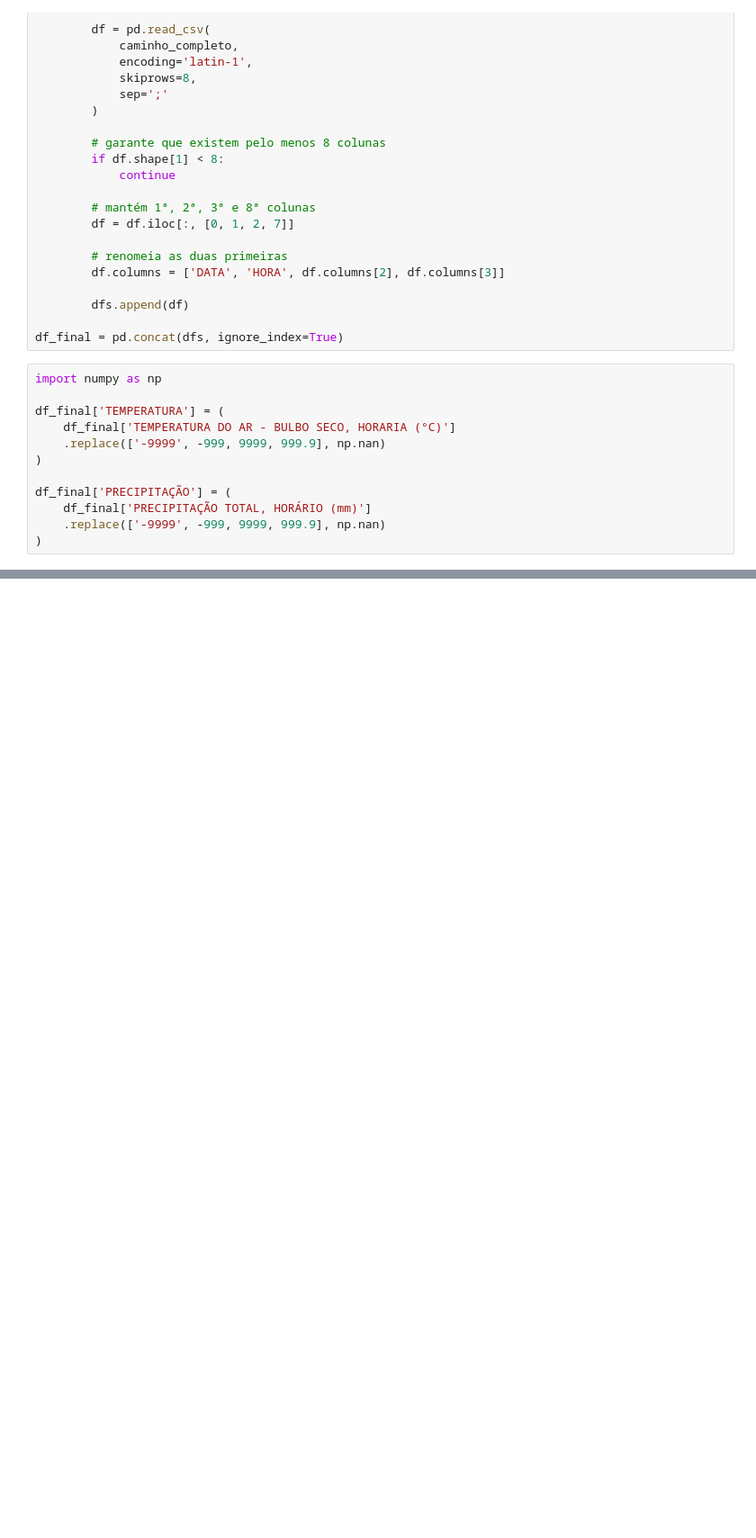
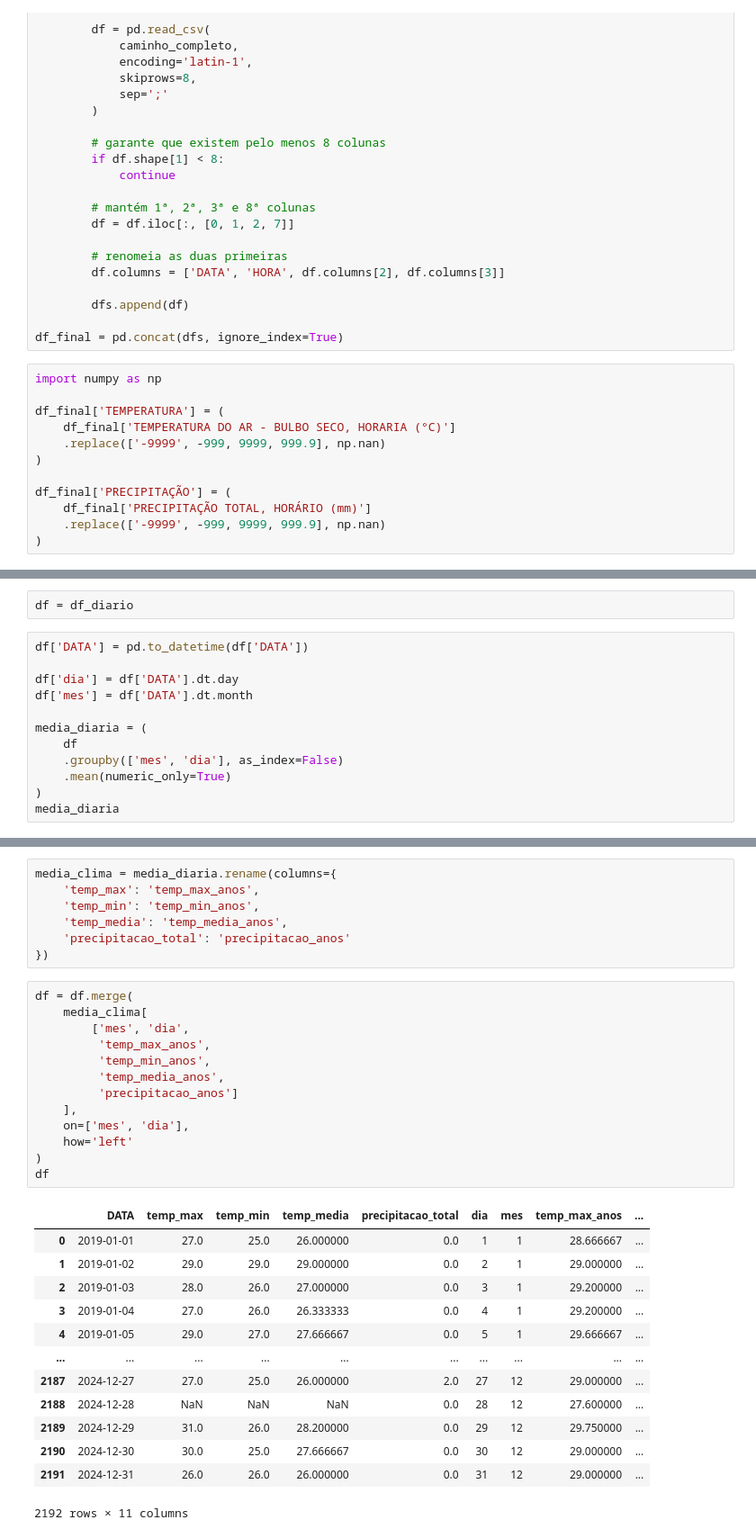
Before and after one commit to ruanvirginio/masters, a Jupyter notebook: Trata_Base_Tempo.ipynb, the cells around one changed output, grey strips where cells are left out. Shown at 90% size. Saved outputs shown, nothing was run; the diff lists cells and outputs as text; blank space fills up the shorter version.

```diff
--- a/Trata_Base_Tempo.ipynb
+++ b/Trata_Base_Tempo.ipynb
@@ -76,0 +120,14 @@ df_diario.info()
+# %%
+df = df_diario
+# %%
+df['DATA'] = pd.to_datetime(df['DATA'])
+
+df['dia'] = df['DATA'].dt.day
+df['mes'] = df['DATA'].dt.month
+
+media_diaria = (
+    df
+    .groupby(['mes', 'dia'], as_index=False)
+    .mean(numeric_only=True)
+)
+media_diaria
@@ -77 +148,35 @@ df_diario.info()
+# %%
+media_clima = media_diaria.rename(columns={
+    'temp_max': 'temp_max_anos',
+    'temp_min': 'temp_min_anos',
+    'temp_media': 'temp_media_anos',
+    'precipitacao_total': 'precipitacao_anos'
+})
+# %%
+df = df.merge(
+    media_clima[
+        ['mes', 'dia',
+         'temp_max_anos',
+         'temp_min_anos',
+         'temp_media_anos',
+         'precipitacao_anos']
+    ],
+    on=['mes', 'dia'],
+    how='left'
+)
+df
+# %% [output]
+|  | DATA | temp_max | temp_min | temp_media | precipitacao_total | dia | mes | temp_max_anos | ... |
+| 0 | 2019-01-01 | 27.0 | 25.0 | 26.000000 | 0.0 | 1 | 1 | 28.666667 | ... |
+| 1 | 2019-01-02 | 29.0 | 29.0 | 29.000000 | 0.0 | 2 | 1 | 29.000000 | ... |
+| 2 | 2019-01-03 | 28.0 | 26.0 | 27.000000 | 0.0 | 3 | 1 | 29.200000 | ... |
+| 3 | 2019-01-04 | 27.0 | 26.0 | 26.333333 | 0.0 | 4 | 1 | 29.200000 | ... |
+| 4 | 2019-01-05 | 29.0 | 27.0 | 27.666667 | 0.0 | 5 | 1 | 29.666667 | ... |
+| ... | ... | ... | ... | ... | ... | ... | ... | ... | ... |
+| 2187 | 2024-12-27 | 27.0 | 25.0 | 26.000000 | 2.0 | 27 | 12 | 29.000000 | ... |
+| 2188 | 2024-12-28 | NaN | NaN | NaN | 0.0 | 28 | 12 | 27.600000 | ... |
+| 2189 | 2024-12-29 | 31.0 | 26.0 | 28.200000 | 0.0 | 29 | 12 | 29.750000 | ... |
+| 2190 | 2024-12-30 | 30.0 | 25.0 | 27.666667 | 0.0 | 30 | 12 | 29.000000 | ... |
+| 2191 | 2024-12-31 | 26.0 | 26.0 | 26.000000 | 0.0 | 31 | 12 | 29.000000 | ... |
+2192 rows × 11 columns
 # %%
```
Also changed, not shown: parts of 6 cells of this notebook, 2 other files.
